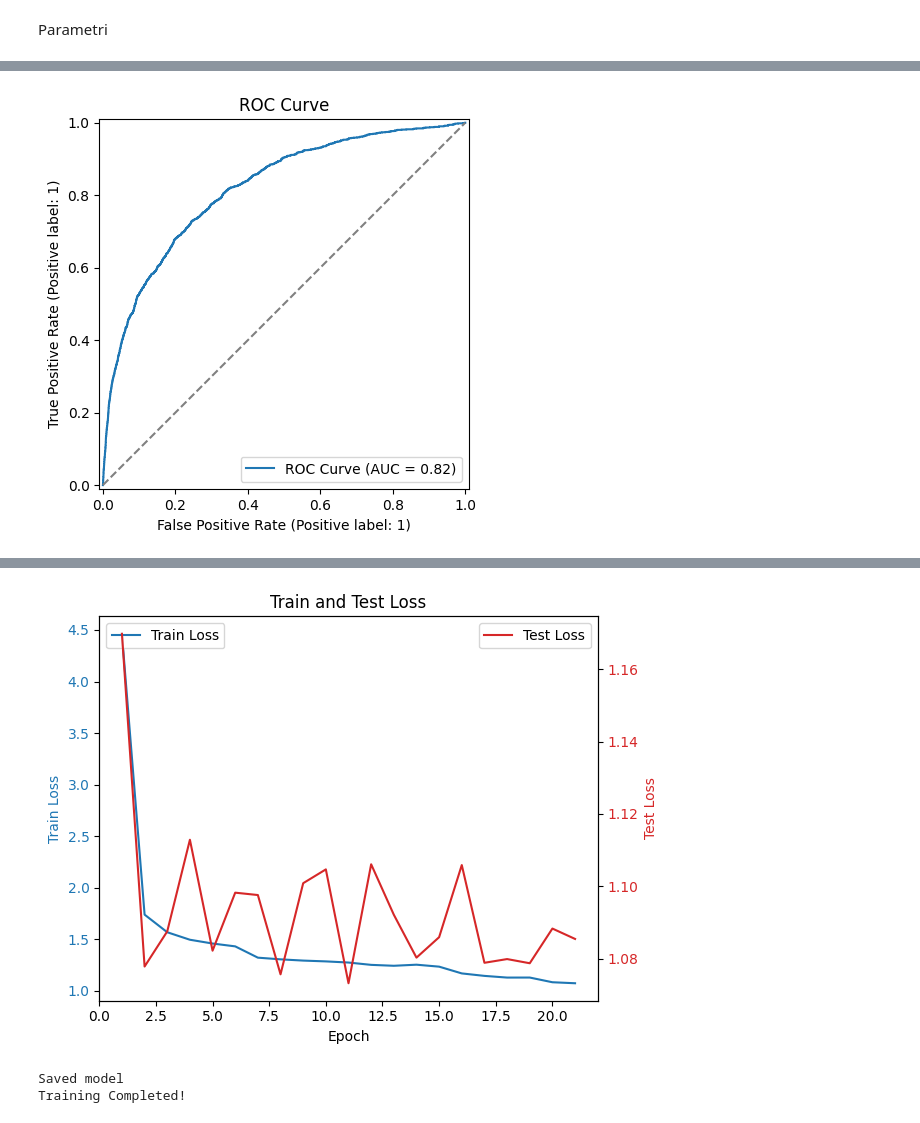
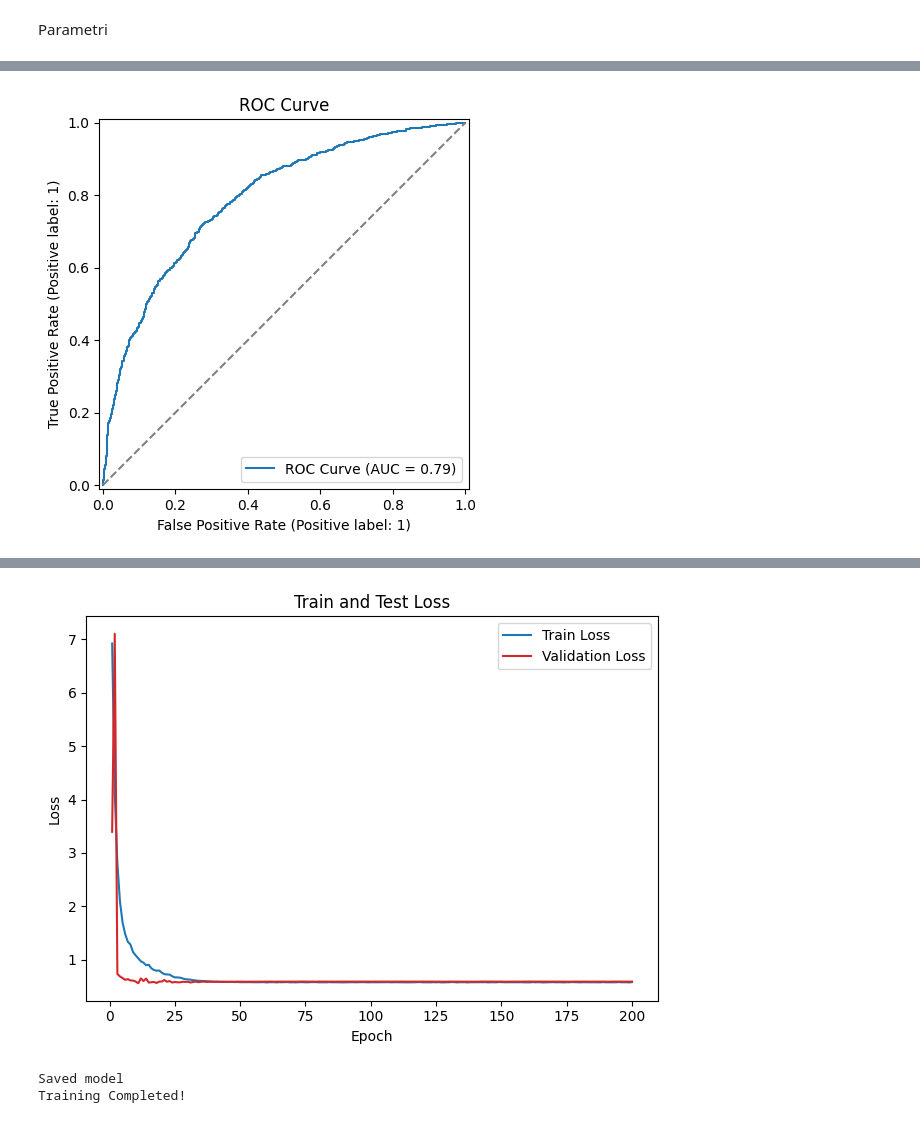
Before and after one commit to pizoz/Thesis, a Jupyter notebook: train.ipynb, the cells around one changed output, grey strips where cells are left out. Cells and saved outputs as stored; diff of their text form; code cells hidden in the pictures.

```diff
--- a/train.ipynb
+++ b/train.ipynb
@@ -13,7 +13,7 @@ from FocalLoss import FocalLoss
 import copy
 # %%
 file_path= "./data/Dataset.hdf5"
-dataset = FinalDataset(file_path ,downsample=True,majority_ratio=0.95)
+dataset = FinalDataset(file_path ,downsample=True,majority_ratio=0.50)
 # %%
 # labels = dataset.get_labels()
 # %%
@@ -103,16 +104,15 @@ in_channels = 12
 out_channels = 64
 
 # Optimizer parameters
-learning_rate = 2e-4
+learning_rate = 5e-4
 momentum = 0.9
 weight_decay = 1e-4
 
-# K-fold cross-validation parameters
 random_state = 42
 
 # Training parameters
-epochs = 100
-batch_size = 128
+epochs = 200
+batch_size = 256
 
 patience, count = 10,0
 # %%
@@ -136,5 +137,5 @@ test_loader  = DataLoader(FinalDataset("./data/Dataset.hdf5", indices = dataset.
 # %%
-device = torch.device("cuda" if torch.cuda.is_available() else "cpu")
+
 
 # Load dataset labels
 # labels = np.array(dataset.get_labels() ,dtype=np.int32)
@@ -145,13 +146,13 @@ device = torch.device("cuda" if torch.cuda.is_available() else "cpu")
 # class_counts_dict = dict(zip(unique_classes, class_counts))
 # print(f"Class counts: {class_counts_dict}")
 
-pos_weight = torch.tensor(155609/ 8190).to(device)
 
 # # with 95% majority ratio
-loss_fn = nn.BCEWithLogitsLoss(pos_weight=pos_weight)
+# pos_weight = torch.tensor(155609/ 8190).to(device)
+# loss_fn = nn.BCEWithLogitsLoss(pos_weight=pos_weight)
 
 # with 50% majority ratio
-# loss_fn = nn.BCEWithLogitsLoss()
+loss_fn = nn.BCEWithLogitsLoss()
 
 # with Focal Loss and 95% majority ratio
 # loss_fn = FocalLoss(gamma, alpha)
@@ -187,13 +188,13 @@ for epoch in range(epochs):
         # Save the best model state
         best_model_state = copy.deepcopy(model.state_dict())
         print(f"New best model saved with validation loss: {val_loss:.4f}")
-    else:
-        count += 1
-        print(f"No improvement for {count} epochs. Best val loss: {best_loss:.4f}")
+    # else:
+    #     count += 1
+    #     print(f"No improvement for {count} epochs. Best val loss: {best_loss:.4f}")
 
-    if count >= patience:
-        print(f"Early stopping triggered after {epoch+1} epochs")
-        break
+    # if count >= patience:
+    #     print(f"Early stopping triggered after {epoch+1} epochs")
+    #     break
 
     print(f"Train Loss: {train_loss:.4f} | Val Loss: {val_loss:.4f}")
 
@@ -204,28 +205,22 @@ if best_model_state is not None:
 # Test after training
 test_loss = test_loop(test_loader, model, loss_fn, device, val=True)
 print(f"Final Test Loss: {test_loss:.4f}")
-print(f"Final Test Loss: {test_loss:.4f}")
-fig, ax1 = plt.subplots()
 
-ax1.plot(range(1, len(train_losses) + 1), train_losses, label="Train Loss", color='tab:blue')
-ax1.set_xlabel("Epoch")
-ax1.set_ylabel("Train Loss", color='tab:blue')
-ax1.tick_params(axis='y', labelcolor='tab:blue')
+fig, ax = plt.subplots()
 
-ax2 = ax1.twinx()
-ax2.plot(range(1, len(val_losses) + 1), val_losses, label="Test Loss", color='tab:red')
-ax2.set_ylabel("Test Loss", color='tab:red')
-ax2.tick_params(axis='y', labelcolor='tab:red')
+ax.plot(range(1, len(train_losses) + 1), train_losses, label="Train Loss", color='tab:blue')
+ax.plot(range(1, len(val_losses) + 1), val_losses, label="Validation Loss", color='tab:red')
 
-ax1.legend(loc='upper left')
-ax2.legend(loc='upper right')
+ax.set_xlabel("Epoch")
+ax.set_ylabel("Loss")
+ax.legend()
 
 plt.title(f"Train and Test Loss")
 plt.tight_layout()
-plt.savefig(f"train_test_loss_ADAM_L1_95.png")
+plt.savefig(f"train_test_loss_RETE_FINALE_5_LR_PLATEAU.png")
 plt.show()
 
-torch.save(model.state_dict(), f"model_ADAM_L1_95.pth")
+torch.save(model.state_dict(), f"model_RETE_FINALE_5_LR_PLATEAU.pth")
 print(f"Saved model")
 
 print("Training Completed!")
@@ -250 +245 @@ weighted avg     0.9034    0.9505    0.9263     24570
-[figure, old version]
+[figure, new version]
@@ -253,3 +247,3 @@ Final Test Loss: 1.0827
-[figure, old version]
+[figure, new version]
 Saved model
 Training Completed!
```
Also changed, not shown: parts of 9 cells of this notebook, 35 other files.
